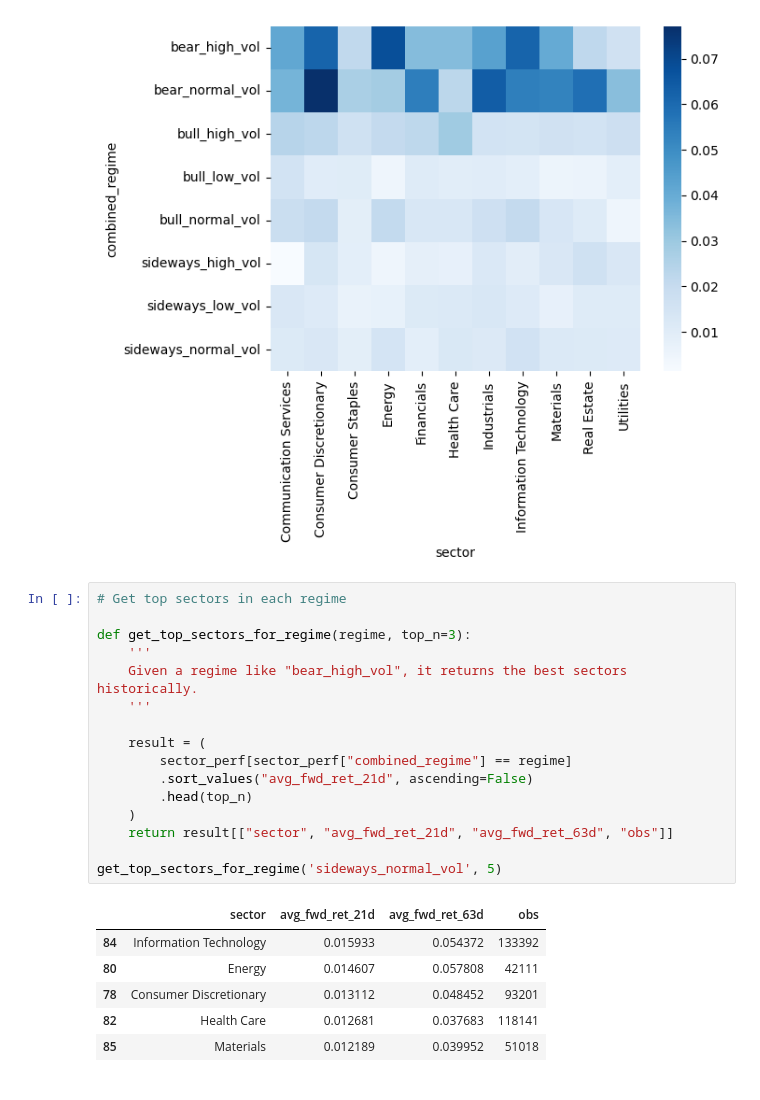
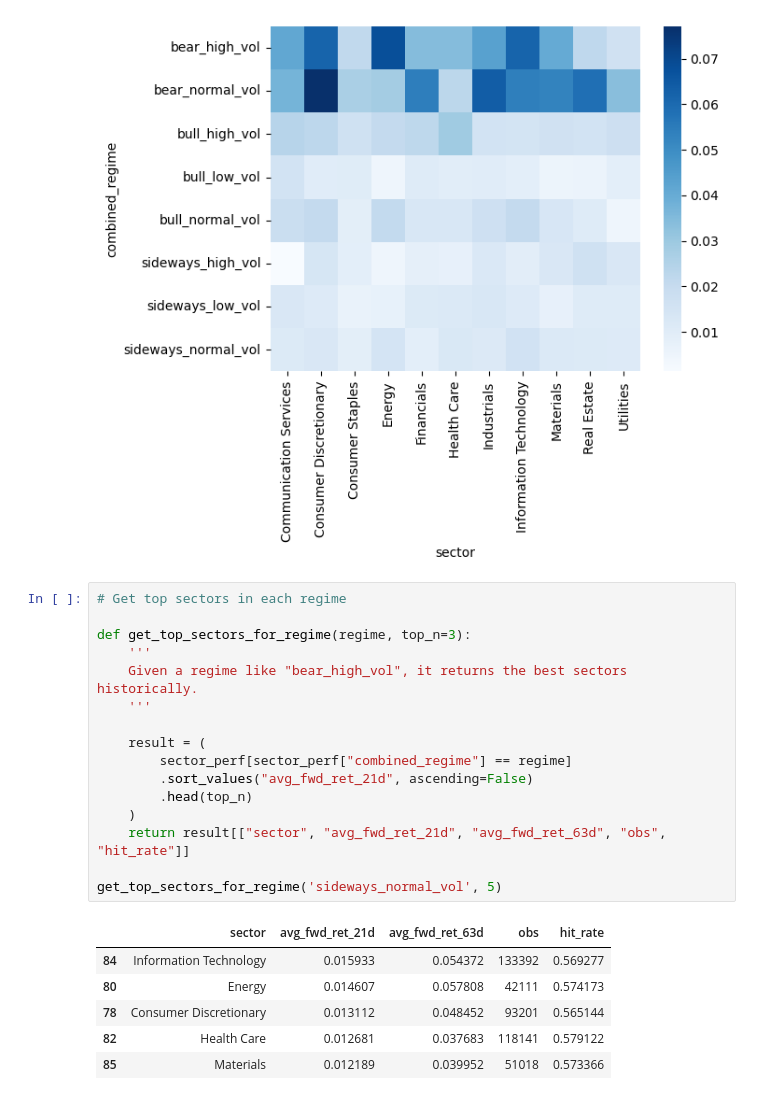
Before and after one commit to ediaz-usf/SP500-Analysis-Project, a Jupyter notebook: S&P_Analysis.ipynb, the cells around one changed output. Saved outputs shown, nothing was run; the diff lists cells and outputs as text.

```diff
--- a/S&P_Analysis.ipynb
+++ b/S&P_Analysis.ipynb
@@ -514,26 +499,26 @@ sns.heatmap(data=data, annot=False, cmap="Blues")
 # %%
 # Get top sectors in each regime
 
 def get_top_sectors_for_regime(regime, top_n=3):
     '''
     Given a regime like "bear_high_vol", it returns the best sectors historically.
     '''
 
     result = (
         sector_perf[sector_perf["combined_regime"] == regime]
         .sort_values("avg_fwd_ret_21d", ascending=False)
         .head(top_n)
     )
-    return result[["sector", "avg_fwd_ret_21d", "avg_fwd_ret_63d", "obs"]]
+    return result[["sector", "avg_fwd_ret_21d", "avg_fwd_ret_63d", "obs", "hit_rate"]]
 
 get_top_sectors_for_regime('sideways_normal_vol', 5)
 # %% [output]
-|  | sector | avg_fwd_ret_21d | avg_fwd_ret_63d | obs |
-| 84 | Information Technology | 0.015933 | 0.054372 | 133392 |
-| 80 | Energy | 0.014607 | 0.057808 | 42111 |
-| 78 | Consumer Discretionary | 0.013112 | 0.048452 | 93201 |
-| 82 | Health Care | 0.012681 | 0.037683 | 118141 |
-| 85 | Materials | 0.012189 | 0.039952 | 51018 |
+|  | sector | avg_fwd_ret_21d | avg_fwd_ret_63d | obs | hit_rate |
+| 84 | Information Technology | 0.015933 | 0.054372 | 133392 | 0.569277 |
+| 80 | Energy | 0.014607 | 0.057808 | 42111 | 0.574173 |
+| 78 | Consumer Discretionary | 0.013112 | 0.048452 | 93201 | 0.565144 |
+| 82 | Health Care | 0.012681 | 0.037683 | 118141 | 0.579122 |
+| 85 | Materials | 0.012189 | 0.039952 | 51018 | 0.573366 |
 # %%
 # Get most recent regime
 latest_market = market.dropna(subset=["combined_regime"]).sort_values("date").iloc[-1]
```
Also changed, not shown: parts of 4 cells of this notebook, 1 other file.
